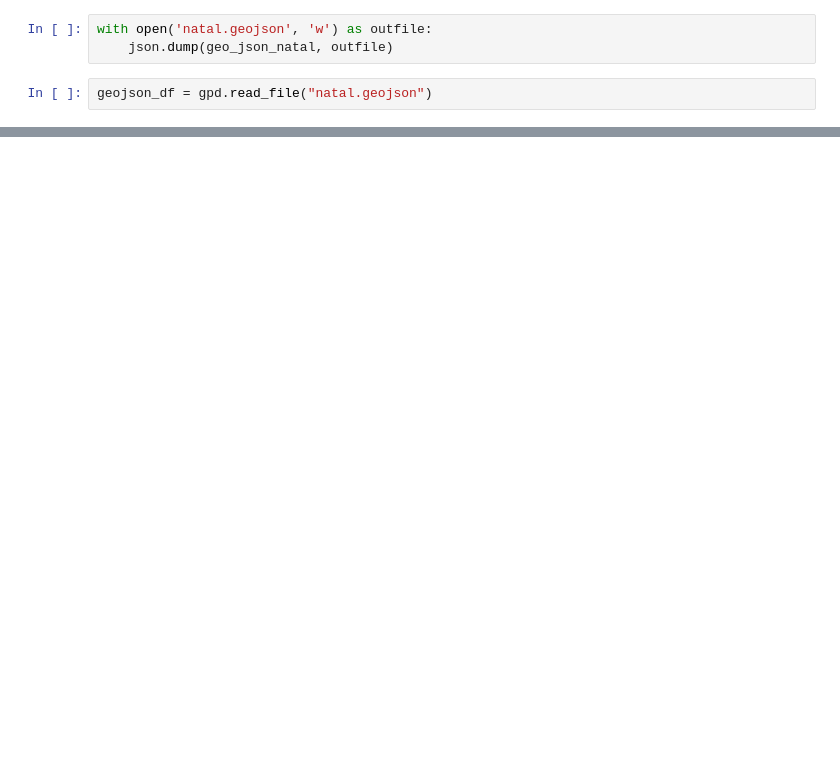
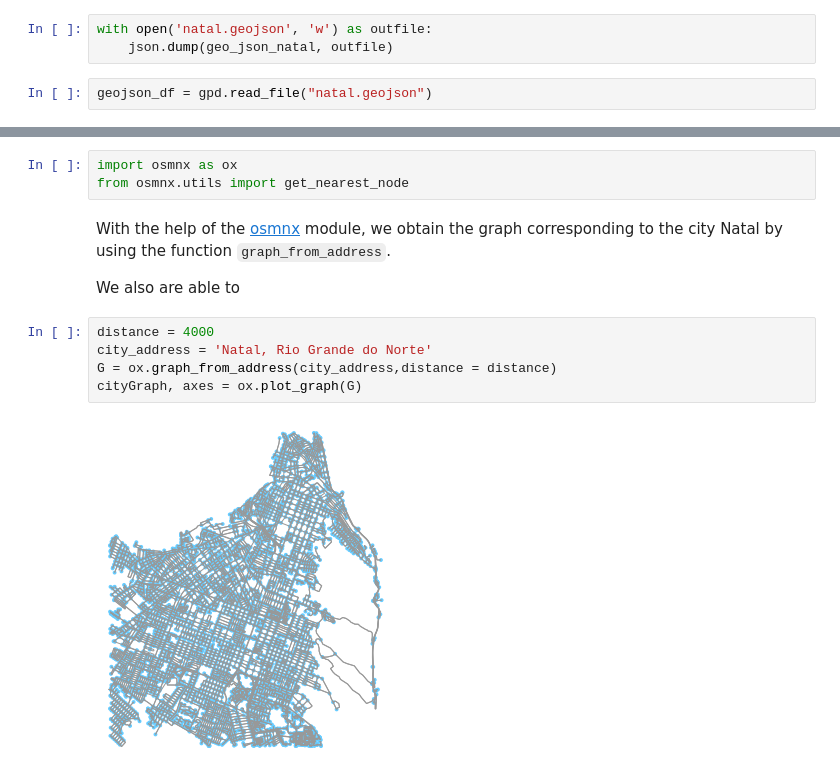
Before and after one commit to nymarya/the-walking-distance, a Jupyter notebook: noteboooks/Building_the_dataset.ipynb, the cells around one changed output, grey strips where cells are left out. Saved outputs shown, nothing was run; the diff lists cells and outputs as text; blank space fills up the shorter version.

```diff
--- a/noteboooks/Building_the_dataset.ipynb
+++ b/noteboooks/Building_the_dataset.ipynb
@@ -241,0 +203,14 @@ for index, data in geojson_df.iterrows():
+# %%
+import osmnx as ox
+from osmnx.utils import get_nearest_node
+# %% [markdown]
+With the help of the [osmnx](https://osmnx.readthedocs.io/en/stable/osmnx.html) module, we obtain the graph corresponding to the city Natal by using the function `graph_from_address`.
+
+We also are able to
+# %%
+distance = 4000
+city_address = 'Natal, Rio Grande do Norte'
+G = ox.graph_from_address(city_address,distance = distance)
+cityGraph, axes = ox.plot_graph(G)
+# %% [output]
+[figure, added]
```
Also changed, not shown: parts of 63 cells of this notebook.
